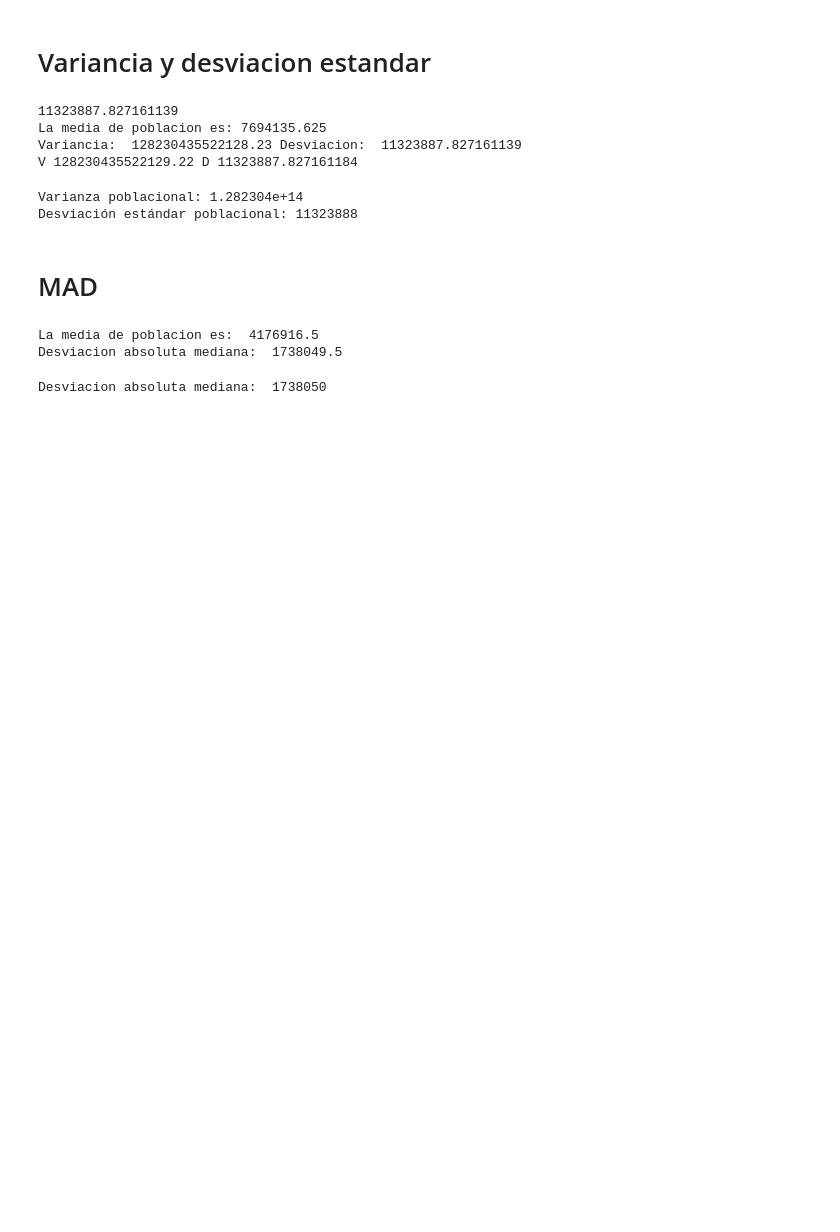
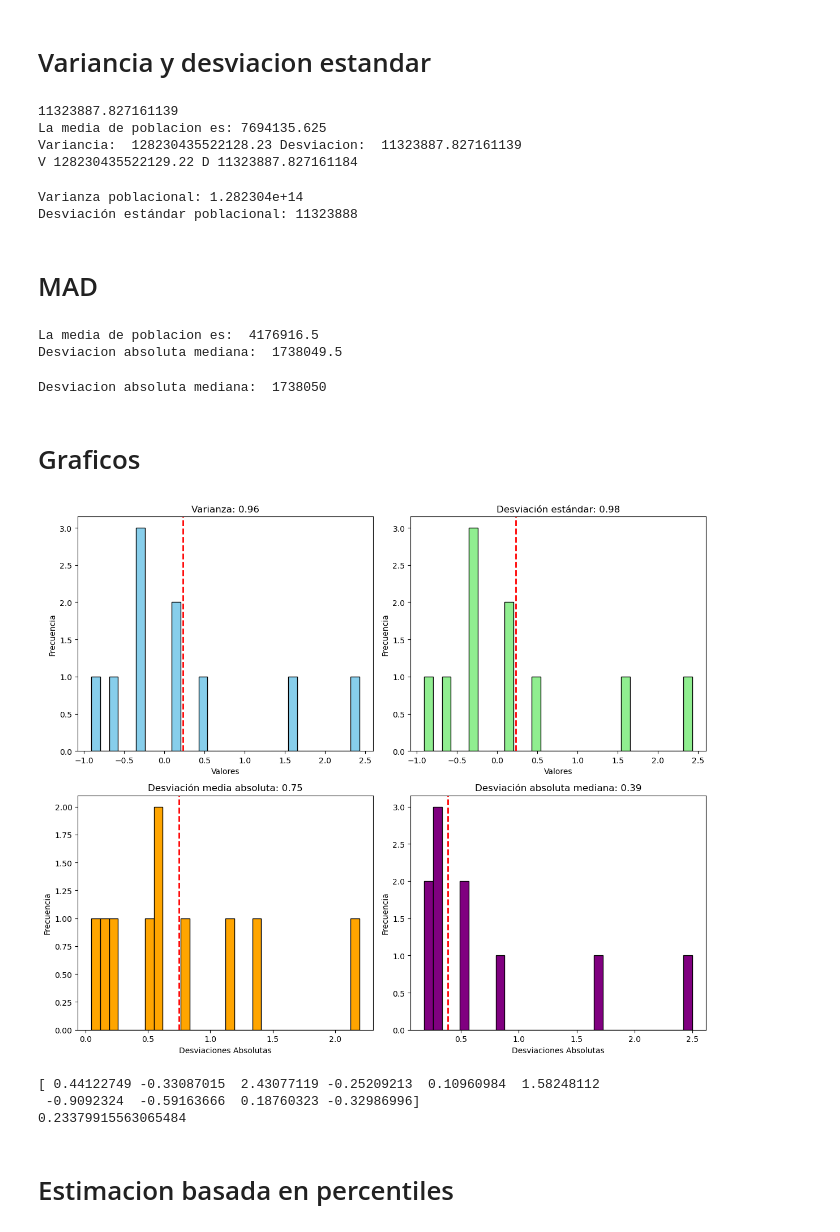
Before and after one commit to AbrahamHub/Estadistica-R-Python, a Jupyter notebook: notebook.ipynb, the cells around one changed output. Saved outputs shown, nothing was run; the diff lists cells and outputs as text; code cells hidden in the pictures; blank space fills up the shorter version.

```diff
--- a/notebook.ipynb
+++ b/notebook.ipynb
@@ -215,3 +215,62 @@ mad <- median(abs(state[['Poblacion']] - mediana))
 cat("Desviacion absoluta mediana: ", mad, "\n")
 # %% [output]
 Desviacion absoluta mediana:  1738050
+# %% [markdown]
+# Graficos
+# %%
+import numpy as np
+import matplotlib.pyplot as plt
+
+# Generar un conjunto de datos aleatorios
+np.random.seed(5)
+data = np.random.randn(10)  # 1000 datos con distribución normal
+
+# Calcular las estadísticas
+varianza = np.var(data)
+desviacion_estandar = np.std(data)
+desviacion_media_absoluta = np.mean(np.abs(data - np.mean(data)))
+desviacion_absoluta_mediana = np.median(np.abs(data - np.median(data)))
+
+# Crear los gráficos
+fig, axs = plt.subplots(2, 2, figsize=(12, 10))
+
+# Varianza
+axs[0, 0].hist(data, bins=30, color='skyblue', edgecolor='black')
+axs[0, 0].axvline(np.mean(data), color='red', linestyle='dashed', linewidth=2)
+axs[0, 0].set_title(f'Varianza: {varianza:.2f}')
+axs[0, 0].set_xlabel('Valores')
+axs[0, 0].set_ylabel('Frecuencia')
+
+# Desviación estándar
+axs[0, 1].hist(data, bins=30, color='lightgreen', edgecolor='black')
+axs[0, 1].axvline(np.mean(data), color='red', linestyle='dashed', linewidth=2)
+axs[0, 1].set_title(f'Desviación estándar: {desviacion_estandar:.2f}')
+axs[0, 1].set_xlabel('Valores')
+axs[0, 1].set_ylabel('Frecuencia')
+
+# Desviación media absoluta
+axs[1, 0].hist(np.abs(data - np.mean(data)), bins=30, color='orange', edgecolor='black')
+axs[1, 0].axvline(desviacion_media_absoluta, color='red', linestyle='dashed', linewidth=2)
+axs[1, 0].set_title(f'Desviación media absoluta: {desviacion_media_absoluta:.2f}')
+axs[1, 0].set_xlabel('Desviaciones Absolutas')
+axs[1, 0].set_ylabel('Frecuencia')
+
+# Desviación absoluta mediana
+axs[1, 1].hist(np.abs(data - np.median(data)), bins=30, color='purple', edgecolor='black')
+axs[1, 1].axvline(desviacion_absoluta_mediana, color='red', linestyle='dashed', linewidth=2)
+axs[1, 1].set_title(f'Desviación absoluta mediana: {desviacion_absoluta_mediana:.2f}')
+axs[1, 1].set_xlabel('Desviaciones Absolutas')
+axs[1, 1].set_ylabel('Frecuencia')
+
+# Ajustar la distribución de los gráficos
+plt.tight_layout()
+plt.show()
+print(data)
+print(np.mean(data))
+# %% [output]
+[figure, added]
+[ 0.44122749 -0.33087015  2.43077119 -0.25209213  0.10960984  1.58248112
+ -0.9092324  -0.59163666  0.18760323 -0.32986996]
+0.23379915563065484
+# %% [markdown]
+# Estimacion basada en percentiles
```
Also changed, not shown: parts of 1 cell of this notebook.
